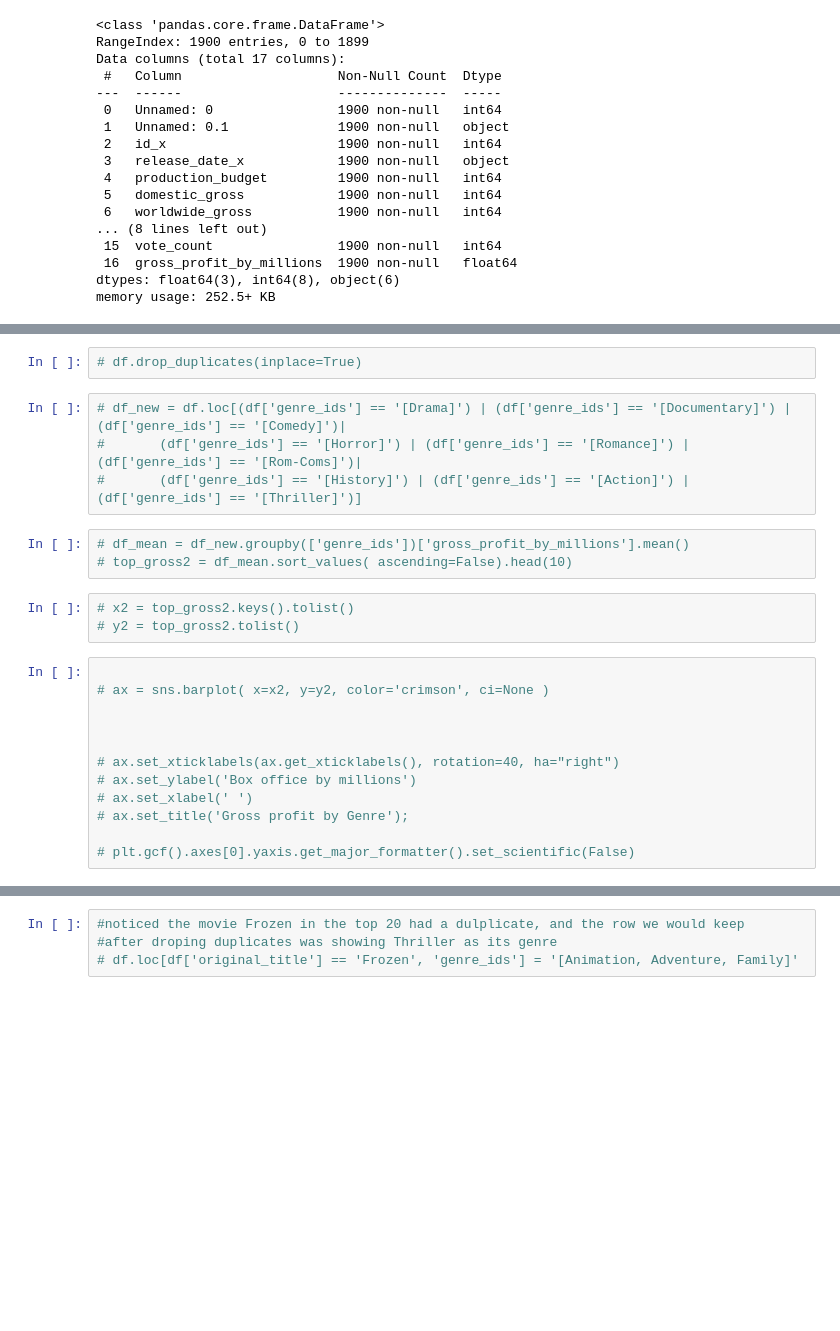
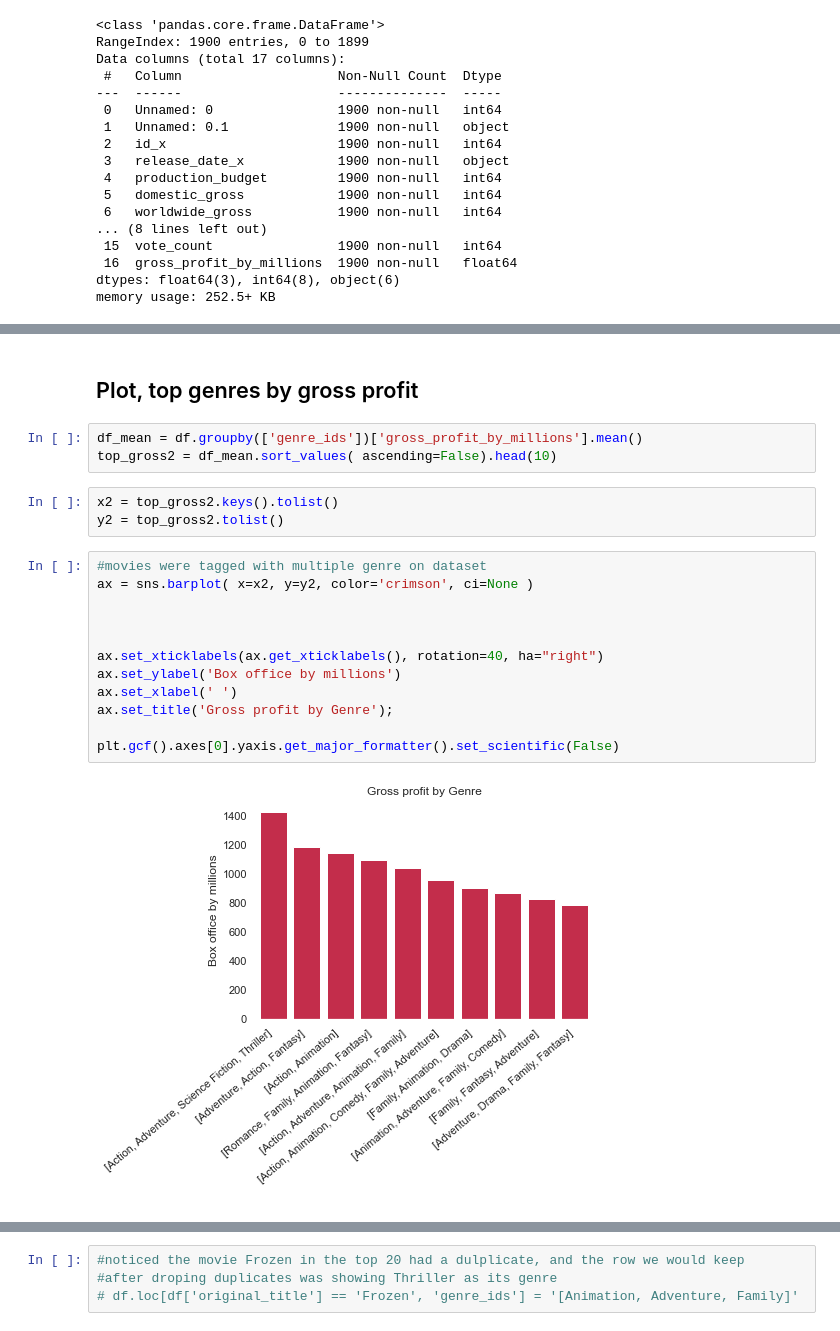
Before and after one commit to mccafj/MS-movie-studio-project, a Jupyter notebook: Notes/Juan-notes.ipynb, the cells around one changed output, grey strips where cells are left out. Saved outputs shown, nothing was run; the diff lists cells and outputs as text; blank space fills up the shorter version.

```diff
--- a/Notes/Juan-notes.ipynb
+++ b/Notes/Juan-notes.ipynb
@@ -464,25 +445,23 @@ Droping duplicate movies on DataFrame
-# %%
-# df.drop_duplicates(inplace=True)
-# %%
-# df_new = df.loc[(df['genre_ids'] == '[Drama]') | (df['genre_ids'] == '[Documentary]') | (df['genre_ids'] == '[Comedy]')|
-#       (df['genre_ids'] == '[Horror]') | (df['genre_ids'] == '[Romance]') | (df['genre_ids'] == '[Rom-Coms]')|
-#       (df['genre_ids'] == '[History]') | (df['genre_ids'] == '[Action]') | (df['genre_ids'] == '[Thriller]')]
+# %% [markdown]
+## Plot, top genres by gross profit
 # %%
-# df_mean = df_new.groupby(['genre_ids'])['gross_profit_by_millions'].mean()
-# top_gross2 = df_mean.sort_values( ascending=False).head(10)
+df_mean = df.groupby(['genre_ids'])['gross_profit_by_millions'].mean()
+top_gross2 = df_mean.sort_values( ascending=False).head(10)
 # %%
-# x2 = top_gross2.keys().tolist()
-# y2 = top_gross2.tolist()
+x2 = top_gross2.keys().tolist()
+y2 = top_gross2.tolist()
 # %%
-
-# ax = sns.barplot( x=x2, y=y2, color='crimson', ci=None )
+#movies were tagged with multiple genre on dataset
+ax = sns.barplot( x=x2, y=y2, color='crimson', ci=None )
 
 
 
-# ax.set_xticklabels(ax.get_xticklabels(), rotation=40, ha="right")
-# ax.set_ylabel('Box office by millions')
-# ax.set_xlabel(' ')
-# ax.set_title('Gross profit by Genre');
+ax.set_xticklabels(ax.get_xticklabels(), rotation=40, ha="right")
+ax.set_ylabel('Box office by millions')
+ax.set_xlabel(' ')
+ax.set_title('Gross profit by Genre');
 
-# plt.gcf().axes[0].yaxis.get_major_formatter().set_scientific(False)
+plt.gcf().axes[0].yaxis.get_major_formatter().set_scientific(False)
+# %% [output]
+[figure, added]
 # %% [markdown]
```
Also changed, not shown: parts of 24 cells of this notebook, 9 other files.
